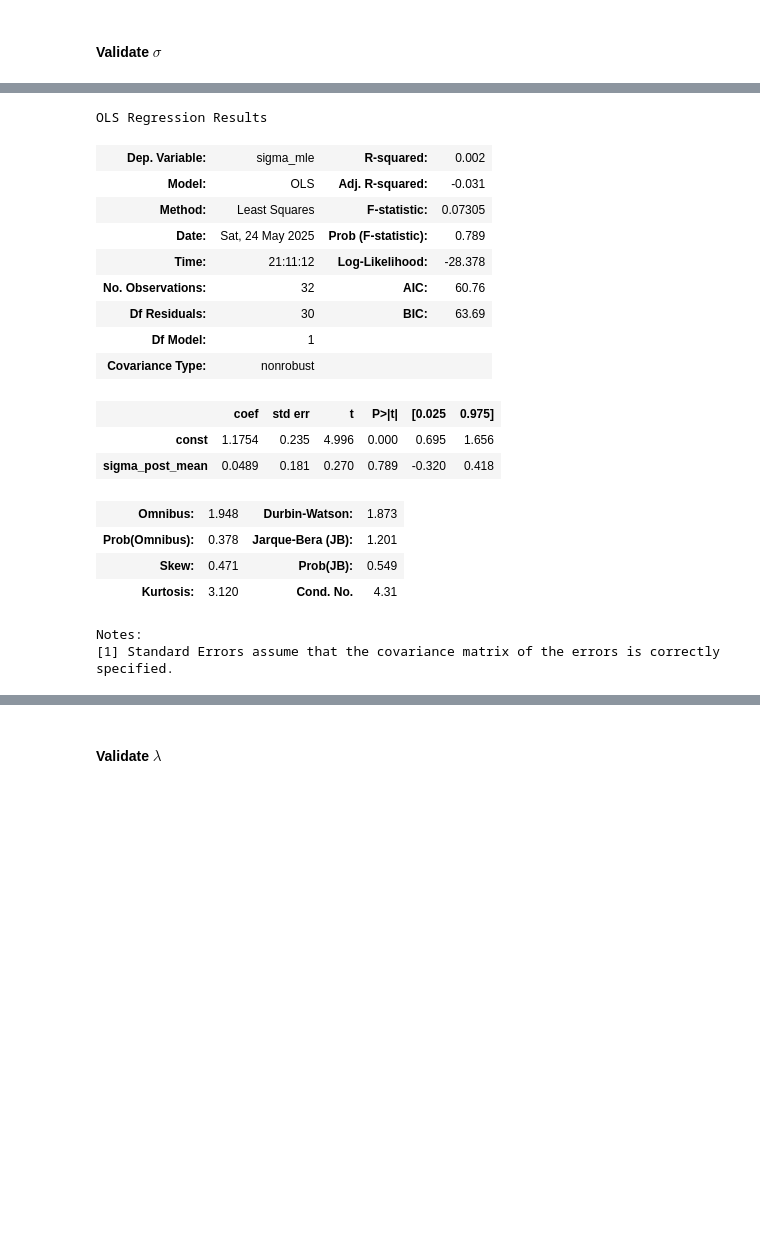
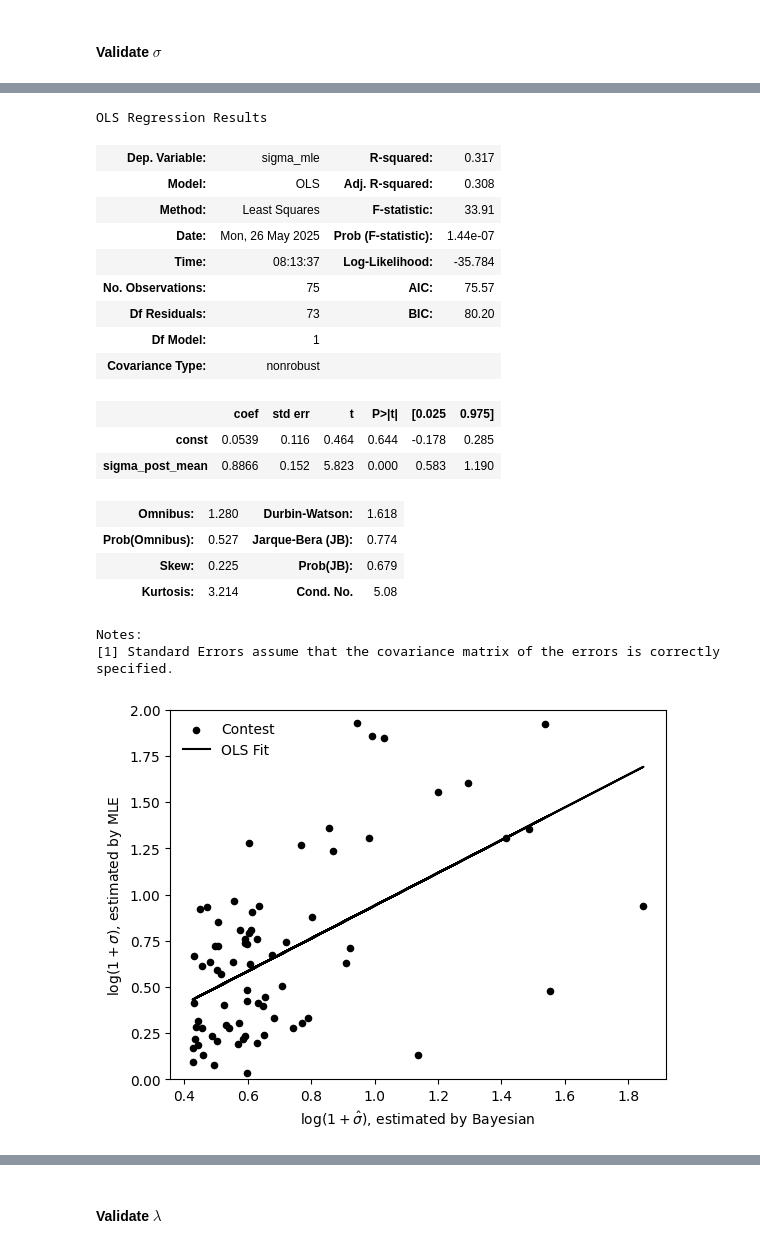
Before and after one commit to zhuanglinsheng/kaggle-contest-design, a Jupyter notebook: metakaggle/_validate.ipynb, the cells around one changed output, grey strips where cells are left out. Cells and saved outputs as stored; diff of their text form; code cells hidden in the pictures; blank space fills up the shorter version.

```diff
--- a/metakaggle/_validate.ipynb
+++ b/metakaggle/_validate.ipynb
@@ -38,6 +41,7 @@ contests_data = {
 	'data_json' : [],
 	'data_post' : []
 }
+threshold_N_Delta = 2300
 
 for path_json in lst_data_json:
 	path_post = path_json.with_suffix(".pkl")
@@ -46,13 +50,15 @@ for path_json in lst_data_json:
 		continue
 	with open(path_json, "r", encoding="utf-8") as f:
 		data_json = json.load(f)
+	if data_json['N_Delta'] > threshold_N_Delta:
+		continue
 	if not path_post.exists():
 		continue
 	with open(path_post, "rb") as f:
 		data_post = pickle.load(f)
-	contests_data['contest_id'].append(int(contest_id))
+	contests_data['contest_id'].append(contest_id)
 	contests_data['data_json'].append(data_json)
 	contests_data['data_post'].append(data_post)
 
-print(contests_data['contest_id'])
+pprint(contests_data['contest_id'])
 # %% [output]
@@ -290,6 +312,8 @@ def display_estimation_results():
 			'lambda_post_mean': posteriors['lambda'].mean(),
 			'sigma_mle': calculate_sigma_mle(id),
 			'sigma_post_mean': posteriors['sigma'].mean(),
+			'r_post_mean': posteriors['r'].mean(),
+			'mu0_post_mean': posteriors['mu_0'].mean(),
 		}
 		data.append(record)
 	return pd.DataFrame(data)
@@ -348,11 +368,18 @@ _ = plot_ts_events(time_grids, ts={
 # %% [markdown]
 #### Validate $\sigma$
 # %%
-sigma_hat_bayes = cross_contests['sigma_post_mean']
-sigma_hat_mle = cross_contests['sigma_mle']
-X_lamb = sm.add_constant(sigma_hat_bayes)
-model_sigma = sm.OLS(sigma_hat_mle, X_lamb).fit()
-sigma_hat_fit = model_sigma.predict(X_lamb)
+sigma_hat_bayes = np.log(1 + cross_contests['sigma_post_mean'])
+sigma_hat_mle = np.log(1 + cross_contests['sigma_mle'])
+X_sigma = sm.add_constant(sigma_hat_bayes)
+model_sigma = sm.OLS(sigma_hat_mle, X_sigma).fit()
+sigma_hat_fit = model_sigma.predict(X_sigma)
 display(model_sigma.summary())
+
+plt.scatter(sigma_hat_bayes, sigma_hat_mle, s=20, label="Data", color="black", )
+plt.plot(sigma_hat_bayes, sigma_hat_fit, label="OLS Fit", color="black")
+plt.xlabel(r"$\log(1+\hat\sigma)$, estimated by Bayesian")
+plt.ylabel(r"$\log(1+\sigma)$, estimated by MLE")
+plt.legend(loc='upper left')
+plt.show()
 # %% [output]
 OLS Regression Results
@@ -386,29 +405,42 @@ plt.show()
 # %%
-outlier_test_result = model_sigma.outlier_test(method='bonf', alpha=0.1)
+outlier_test_result = model_sigma.outlier_test(method='bonf', alpha=0.05)
+#display(outlier_test_result)
 non_outliers = outlier_test_result['bonf(p)'] > 0.05
 outliers = outlier_test_result['bonf(p)'] <= 0.05
-X_sigma_clean = X_lamb[non_outliers]
+X_sigma_clean = X_sigma[non_outliers]
 y_sigma_clean = sigma_hat_mle[non_outliers]
 model_sigma_clean = sm.OLS(y_sigma_clean, X_sigma_clean).fit()
-sigma_hat_fit_clean = model_sigma_clean.predict(X_lamb)
+sigma_hat_fit_clean = model_sigma_clean.predict(X_sigma)
 display(model_sigma_clean.summary())
+
+if sum(outliers):
+	plt.scatter(sigma_hat_bayes[outliers], sigma_hat_mle[outliers], s=20, label="Outliers", color="red", )
+plt.scatter(sigma_hat_bayes[non_outliers], sigma_hat_mle[non_outliers], s=20, label="Contest", color="black", )
+plt.plot(sigma_hat_bayes, sigma_hat_fit_clean, label="OLS Fit", color="black")
+plt.ylim((0, 2))
+plt.xlabel(r"$\log(1+\hat\sigma)$, estimated by Bayesian")
+plt.ylabel(r"$\log(1+\sigma)$, estimated by MLE")
+plt.legend(loc='upper left', frameon=False)
+plt.savefig("../paper/validate_sigma.pdf", bbox_inches='tight')
+plt.show()
 # %% [output]
 OLS Regression Results
-| Dep. Variable: | sigma_mle | R-squared: | 0.002 |
-| Model: | OLS | Adj. R-squared: | -0.031 |
-| Method: | Least Squares | F-statistic: | 0.07305 |
-| Date: | Sat, 24 May 2025 | Prob (F-statistic): | 0.789 |
-| Time: | 21:11:12 | Log-Likelihood: | -28.378 |
-| No. Observations: | 32 | AIC: | 60.76 |
-| Df Residuals: | 30 | BIC: | 63.69 |
+| Dep. Variable: | sigma_mle | R-squared: | 0.317 |
+| Model: | OLS | Adj. R-squared: | 0.308 |
+| Method: | Least Squares | F-statistic: | 33.91 |
+| Date: | Mon, 26 May 2025 | Prob (F-statistic): | 1.44e-07 |
+| Time: | 08:13:37 | Log-Likelihood: | -35.784 |
+| No. Observations: | 75 | AIC: | 75.57 |
+| Df Residuals: | 73 | BIC: | 80.20 |
 | Df Model: | 1 |  |  |
 | Covariance Type: | nonrobust |  |  |
 |  | coef | std err | t | P>|t| | [0.025 | 0.975] |
-| const | 1.1754 | 0.235 | 4.996 | 0.000 | 0.695 | 1.656 |
-| sigma_post_mean | 0.0489 | 0.181 | 0.270 | 0.789 | -0.320 | 0.418 |
+| const | 0.0539 | 0.116 | 0.464 | 0.644 | -0.178 | 0.285 |
+| sigma_post_mean | 0.8866 | 0.152 | 5.823 | 0.000 | 0.583 | 1.190 |
-| Omnibus: | 1.948 | Durbin-Watson: | 1.873 |
-| Prob(Omnibus): | 0.378 | Jarque-Bera (JB): | 1.201 |
-| Skew: | 0.471 | Prob(JB): | 0.549 |
-| Kurtosis: | 3.120 | Cond. No. | 4.31 |
+| Omnibus: | 1.280 | Durbin-Watson: | 1.618 |
+| Prob(Omnibus): | 0.527 | Jarque-Bera (JB): | 0.774 |
+| Skew: | 0.225 | Prob(JB): | 0.679 |
+| Kurtosis: | 3.214 | Cond. No. | 5.08 |
 Notes:
 [1] Standard Errors assume that the covariance matrix of the errors is correctly specified.
+[figure, added]
```
Also changed, not shown: parts of 15 cells of this notebook, 10 other files.
